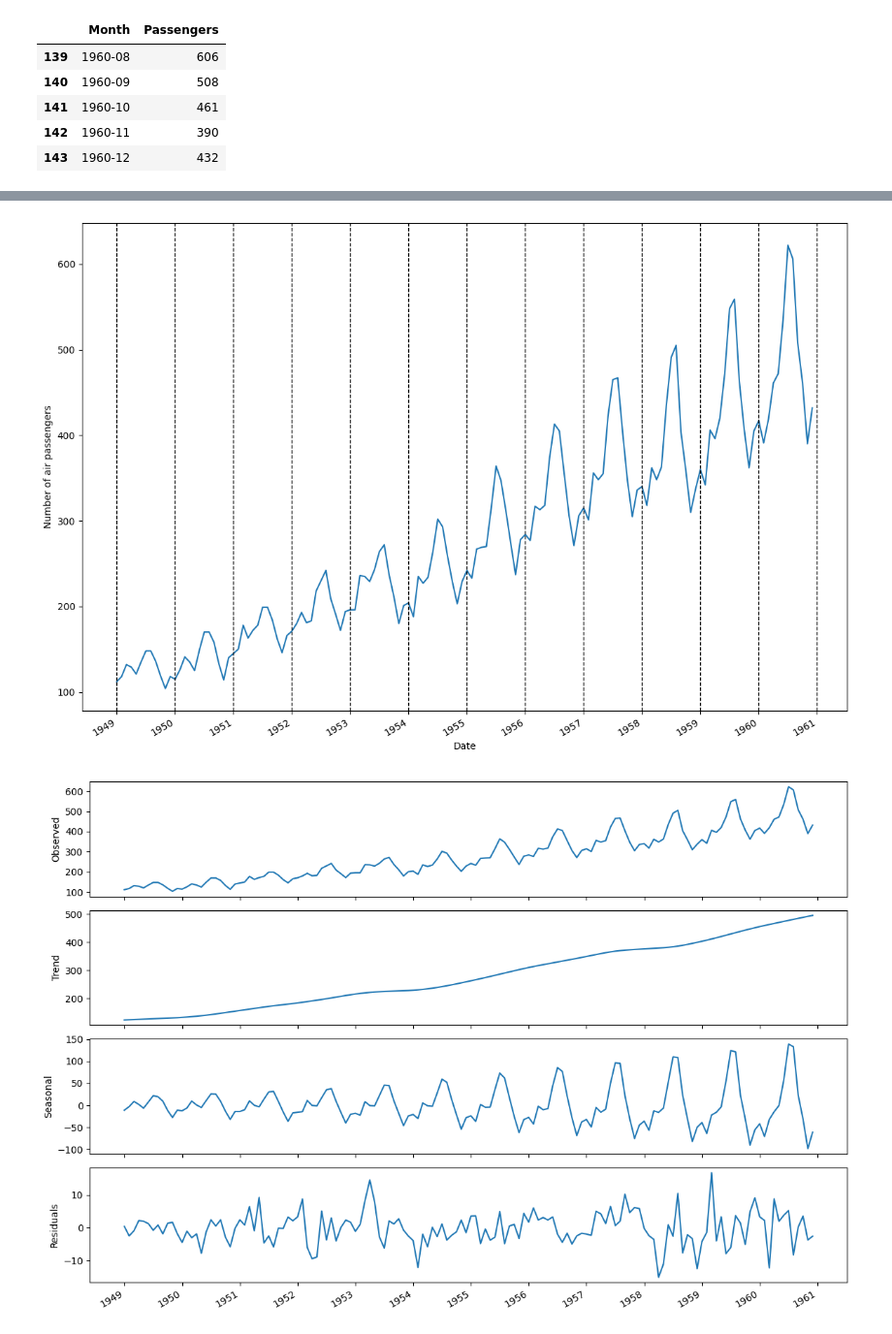
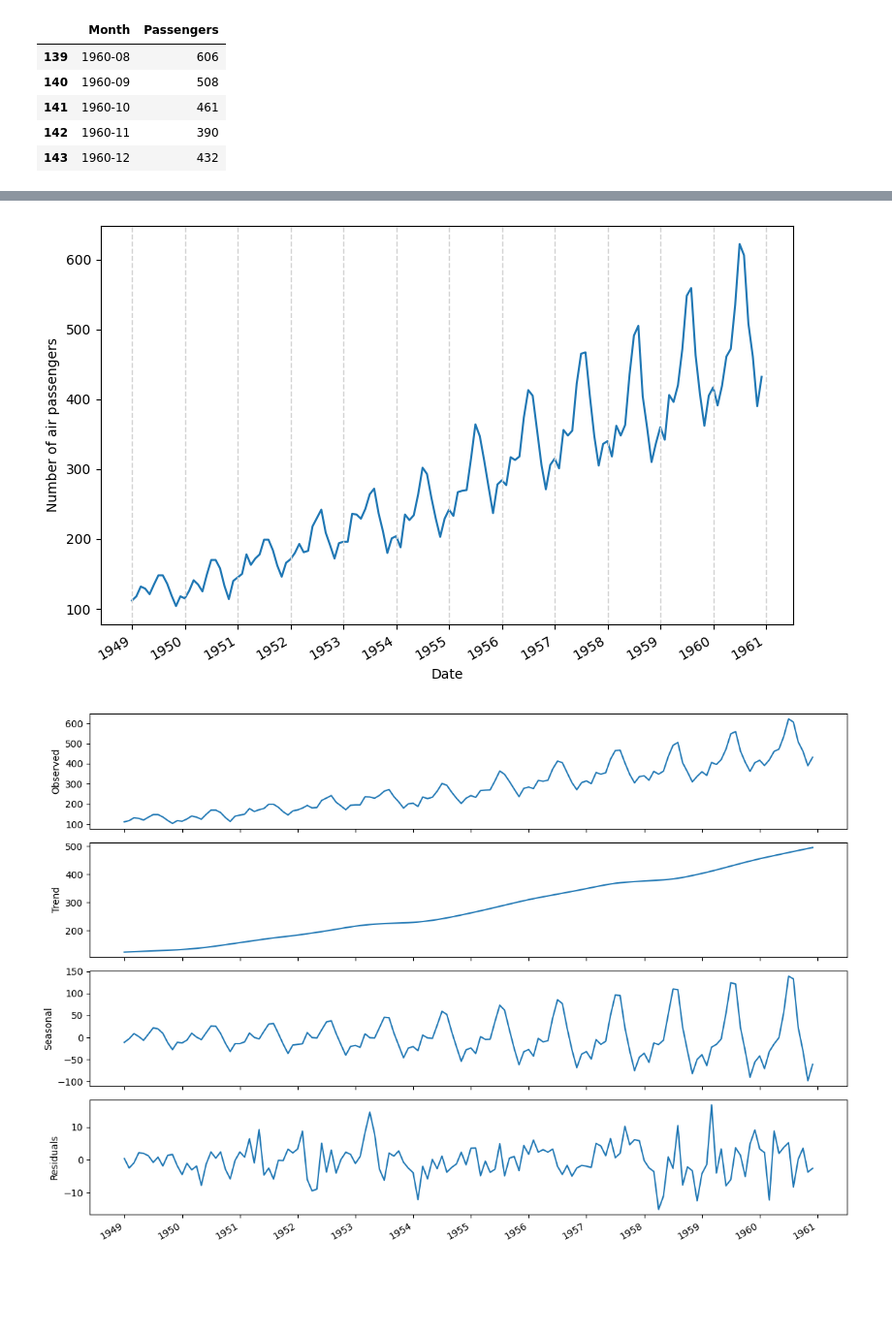
Before and after one commit to waelrash1/forecastingmodelsPY, a Jupyter notebook: CH08/CH08.ipynb, the cells around one changed output, grey strips where cells are left out. Shown at 97% size. Cells and saved outputs as stored; diff of their text form; code cells hidden in the pictures; blank space fills up the shorter version.

```diff
--- a/CH08/CH08.ipynb
+++ b/CH08/CH08.ipynb
@@ -112,20 +112,20 @@ plt.savefig('figures/CH08_F02_peixeiro.png', dpi=300)
 # %%
-fig, ax = plt.subplots(figsize=(12,8))
+fig, ax = plt.subplots(figsize=(8,5))
 
 ax.plot(df['Month'], df['Passengers'])
 for i in np.arange(0, 145, 12):
-    ax.axvline(x=i, linestyle='--', color='black', linewidth=1)
+    ax.axvline(x=i, linestyle='--', color='lightgrey', linewidth=1)
 ax.set_xlabel('Date')
 ax.set_ylabel('Number of air passengers')
 
 plt.xticks(np.arange(0, 145, 12), np.arange(1949, 1962, 1))
 
 fig.autofmt_xdate()
 plt.tight_layout()
 
 plt.savefig('figures/CH08_F03_peixeiro.png', dpi=300)
 # %% [output]
-[figure, old version]
+[figure, new version]
 # %%
 decomposition = STL(df['Passengers'], period=12).fit()
 
```
Also changed, not shown: parts of 5 cells of this notebook.
